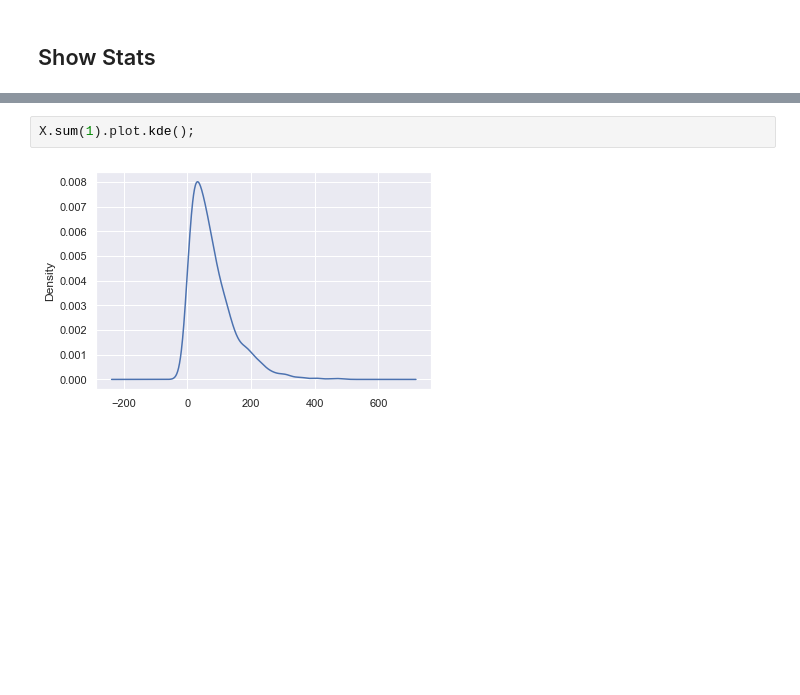
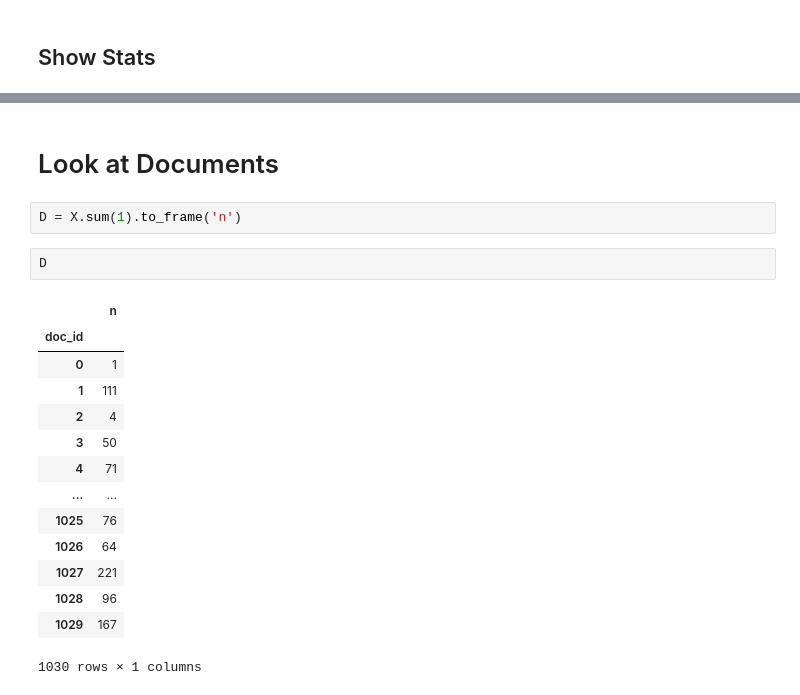
Before and after one commit to ontoligent/DS5001-2023-01-R, a Jupyter notebook: lessons/M02_TextModels/M02_02_TokenizingWithSciKitLearn.ipynb, the cells around one changed output, grey strips where cells are left out. Saved outputs shown, nothing was run; the diff lists cells and outputs as text; blank space fills up the shorter version.

```diff
--- a/lessons/M02_TextModels/M02_02_TokenizingWithSciKitLearn.ipynb
+++ b/lessons/M02_TextModels/M02_02_TokenizingWithSciKitLearn.ipynb
@@ -158,4 +177,21 @@ X.sum().sort_values().tail(20).plot.barh(figsize=(10,10));
-# %%
-X.sum(1).plot.kde();
-# %% [output]
-[figure, removed]
+# %% [markdown]
+# Look at Documents
+# %%
+D = X.sum(1).to_frame('n')
+# %%
+D
+# %% [output]
+|  | n |
+| doc_id |  |
+| 0 | 1 |
+| 1 | 111 |
+| 2 | 4 |
+| 3 | 50 |
+| 4 | 71 |
+| ... | ... |
+| 1025 | 76 |
+| 1026 | 64 |
+| 1027 | 221 |
+| 1028 | 96 |
+| 1029 | 167 |
+1030 rows × 1 columns
```
Also changed, not shown: parts of 31 cells of this notebook, 1 other file.
